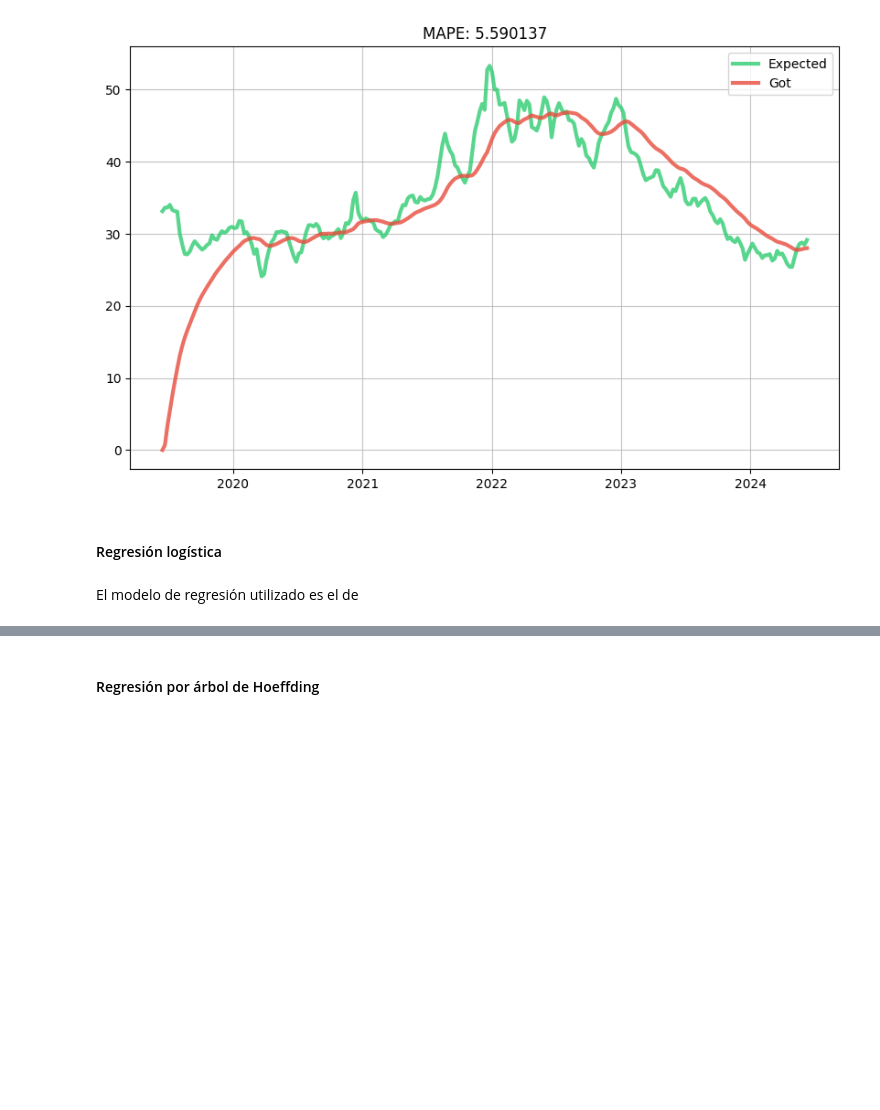
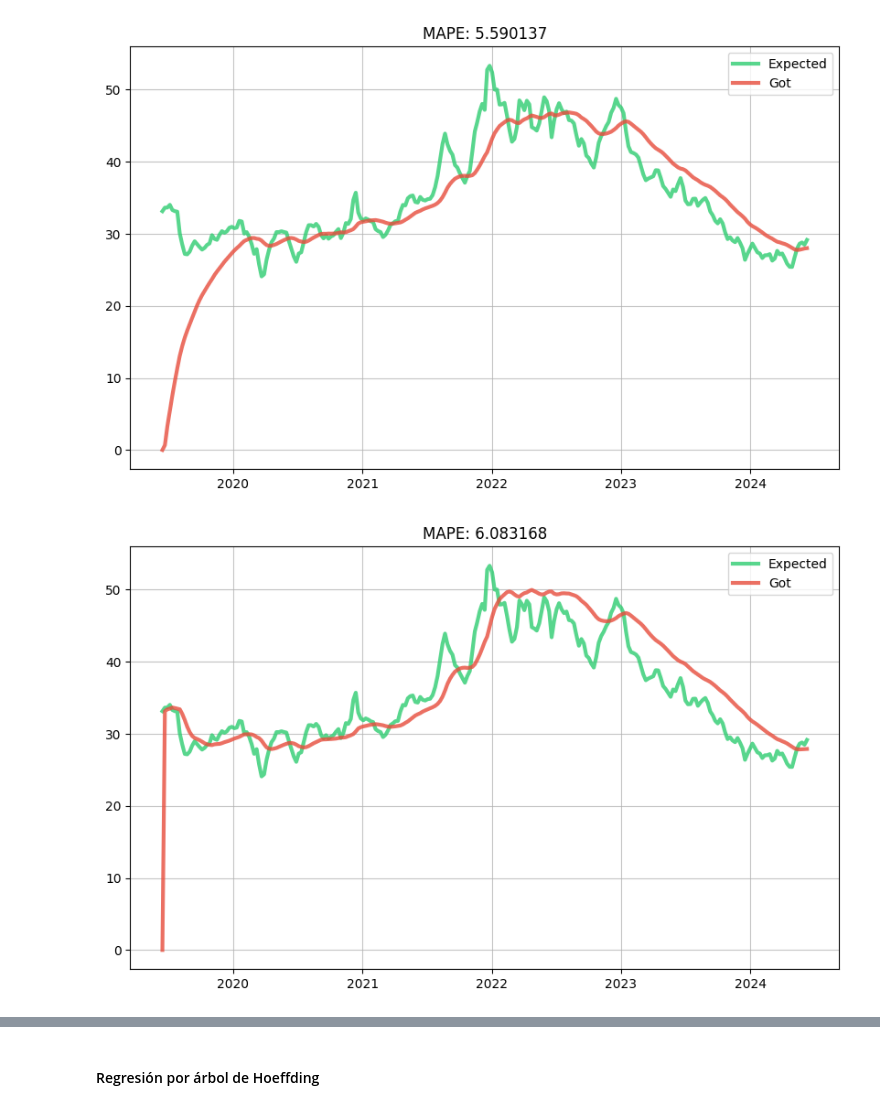
Before and after one commit to alu0101351773/TAAD_practicas, a Jupyter notebook: src/time_series.ipynb, the cells around one changed output, grey strips where cells are left out. Saved outputs shown, nothing was run; the diff lists cells and outputs as text; code cells hidden in the pictures; blank space fills up the shorter version.

```diff
--- a/src/time_series.ipynb
+++ b/src/time_series.ipynb
@@ -934,7 +936,3 @@ model = compose.Pipeline(
 evaluate_model(model, combined_data['pfizer_adj_close'])
 # %% [output]
 [figure]
-# %% [markdown]
-#### Regresión logística
-# %% [markdown]
-El modelo de regresión utilizado es el de
@@ -942,0 +939,14 @@ from river.metrics import MAPE
+# %%
+from river import stats
+
+
+model = compose.Pipeline(
+    ('scale', preprocessing.StandardScaler()),
+    ('lin_reg', linear_model.LinearRegression(intercept_lr=0)),
+)
+
+model = preprocessing.TargetStandardScaler(regressor=model)
+
+evaluate_model(model, combined_data['pfizer_adj_close'])
+# %% [output]
+[figure, added]
```
Also changed, not shown: parts of 8 cells of this notebook.
